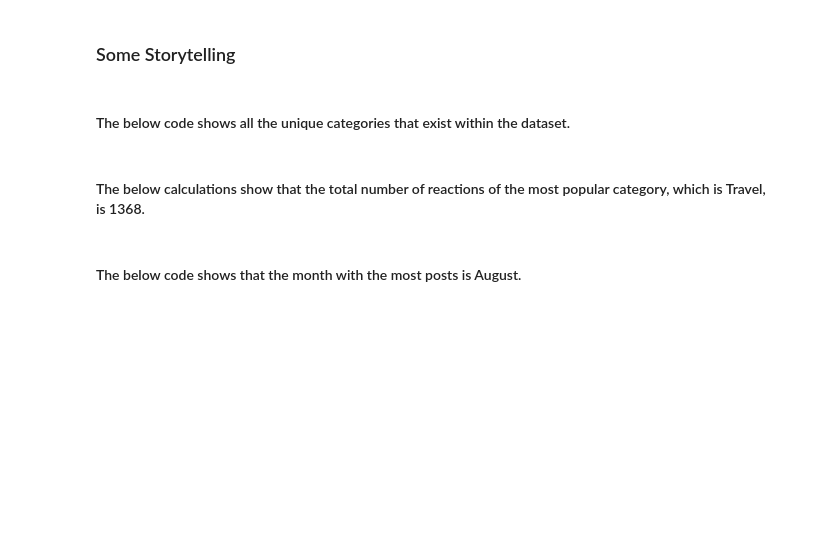
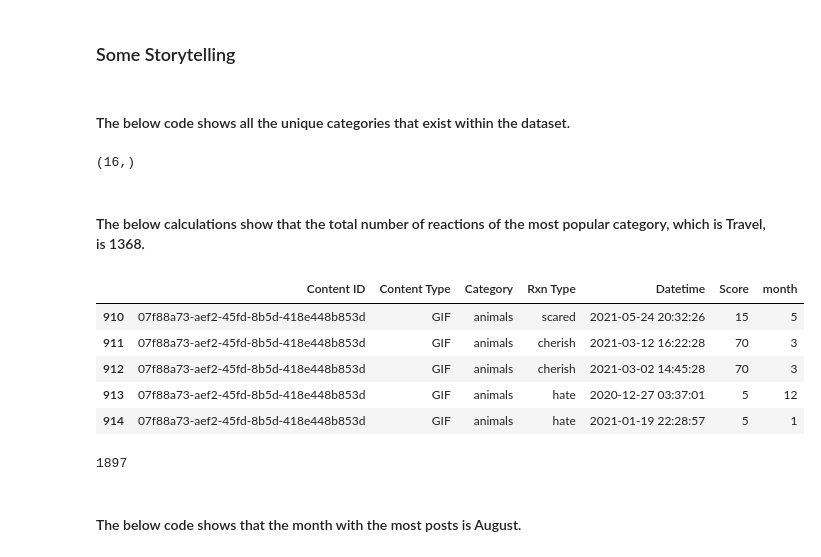
Before and after one commit to medprod/data-analysis-practice, a Jupyter notebook: accenture-project/accenture-project.ipynb, the cells around one changed output. Drawn from its saved outputs; the diff is of its cells as text; code cells hidden in the pictures; blank space fills up the shorter version.

```diff
--- a/accenture-project/accenture-project.ipynb
+++ b/accenture-project/accenture-project.ipynb
@@ -163,0 +146,4 @@ KeyError: 'Category'
+# %%
+resdf['Category'] = resdf['Category'].str.replace(r'"([^"]+)"', r'\1')
+# %%
+resdf['Category'] = resdf['Category'].str.replace(r'\b([A-Z][a-z]*)\b', lambda x: x.group().lower())
@@ -181,15 +215,26 @@ top5.plot(kind='bar', figsize=(10,6), color='green')
 # %%
 #all unique categories
 un = resdf['Category'].unique()
-un
+un.shape
+# %% [output]
+(16,)
 # %% [markdown]
 #### The below calculations show that the total number of reactions of the most popular category, which is Travel, is 1368.
 # %%
 #total reactions of the most popular category
-traveldf = resdf.loc[resdf['Category']=='travel']
+traveldf = resdf.loc[resdf['Category']=='animals']
 traveldf.head()
+# %% [output]
+|  | Content ID | Content Type | Category | Rxn Type | Datetime | Score | month |
+| 910 | 07f88a73-aef2-45fd-8b5d-418e448b853d | GIF | animals | scared | 2021-05-24 20:32:26 | 15 | 5 |
+| 911 | 07f88a73-aef2-45fd-8b5d-418e448b853d | GIF | animals | cherish | 2021-03-12 16:22:28 | 70 | 3 |
+| 912 | 07f88a73-aef2-45fd-8b5d-418e448b853d | GIF | animals | cherish | 2021-03-02 14:45:28 | 70 | 3 |
+| 913 | 07f88a73-aef2-45fd-8b5d-418e448b853d | GIF | animals | hate | 2020-12-27 03:37:01 | 5 | 12 |
+| 914 | 07f88a73-aef2-45fd-8b5d-418e448b853d | GIF | animals | hate | 2021-01-19 22:28:57 | 5 | 1 |
 # %%
 traveldf['Rxn Type'].shape[0]
+# %% [output]
+1897
 # %% [markdown]
 #### The below code shows that the month with the most posts is August.
 # %%
```
Also changed, not shown: parts of 16 cells of this notebook, 2 other files.
